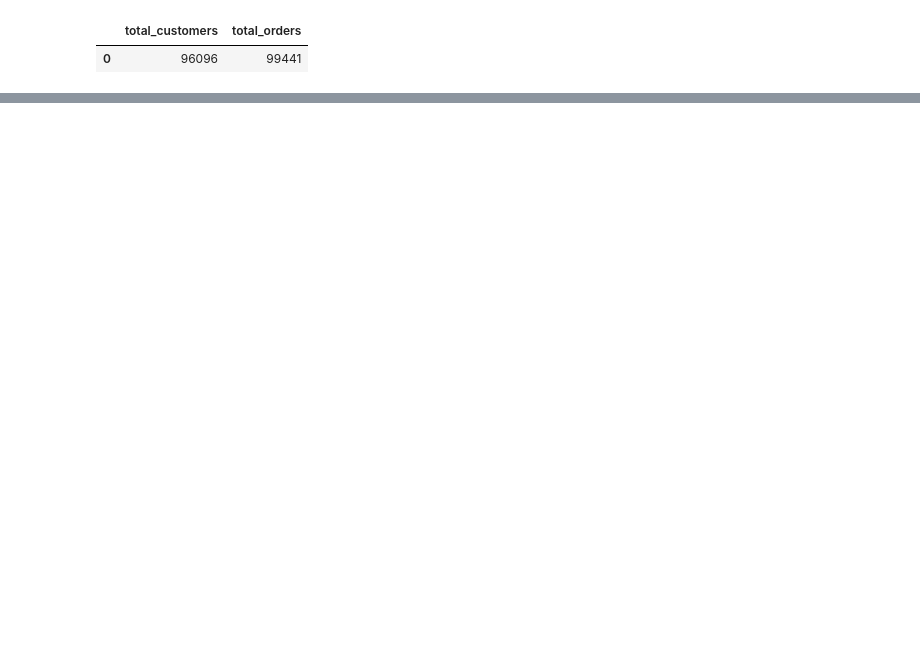
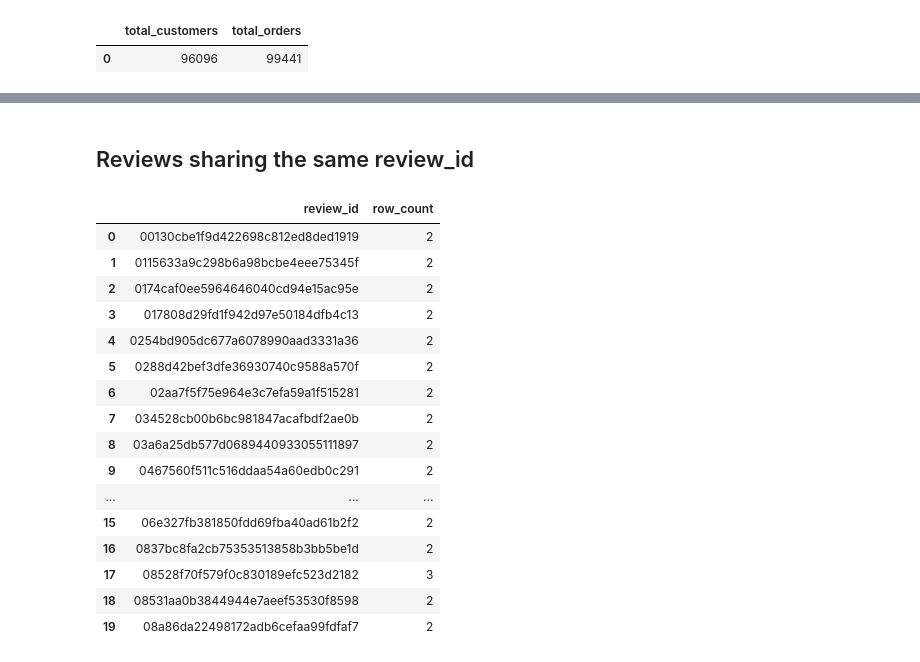
Before and after one commit to christine-nil/olist-analyst-workflow, a Jupyter notebook: notebooks/01_exploration.ipynb, the cells around one changed output, grey strips where cells are left out. Cells and saved outputs as stored; diff of their text form; code cells hidden in the pictures; blank space fills up the shorter version.

```diff
--- a/notebooks/01_exploration.ipynb
+++ b/notebooks/01_exploration.ipynb
@@ -73,0 +161,28 @@ sql("" \
+# %% [markdown]
+## Reviews sharing the same review_id
+# %%
+sql("""
+SELECT review_id, COUNT(*) AS row_count
+FROM reviews
+GROUP BY review_id
+HAVING COUNT(*) > 1
+LIMIT 20;
+""", conn)
+# %% [output]
+|  | review_id | row_count |
+| 0 | 00130cbe1f9d422698c812ed8ded1919 | 2 |
+| 1 | 0115633a9c298b6a98bcbe4eee75345f | 2 |
+| 2 | 0174caf0ee5964646040cd94e15ac95e | 2 |
+| 3 | 017808d29fd1f942d97e50184dfb4c13 | 2 |
+| 4 | 0254bd905dc677a6078990aad3331a36 | 2 |
+| 5 | 0288d42bef3dfe36930740c9588a570f | 2 |
+| 6 | 02aa7f5f75e964e3c7efa59a1f515281 | 2 |
+| 7 | 034528cb00b6bc981847acafbdf2ae0b | 2 |
+| 8 | 03a6a25db577d0689440933055111897 | 2 |
+| 9 | 0467560f511c516ddaa54a60edb0c291 | 2 |
+| ... | ... | ... |
+| 15 | 06e327fb381850fdd69fba40ad61b2f2 | 2 |
+| 16 | 0837bc8fa2cb75353513858b3bb5be1d | 2 |
+| 17 | 08528f70f579f0c830189efc523d2182 | 3 |
+| 18 | 08531aa0b3844944e7aeef53530f8598 | 2 |
+| 19 | 08a86da22498172adb6cefaa99fdfaf7 | 2 |
```
Also changed, not shown: parts of 11 cells of this notebook.
